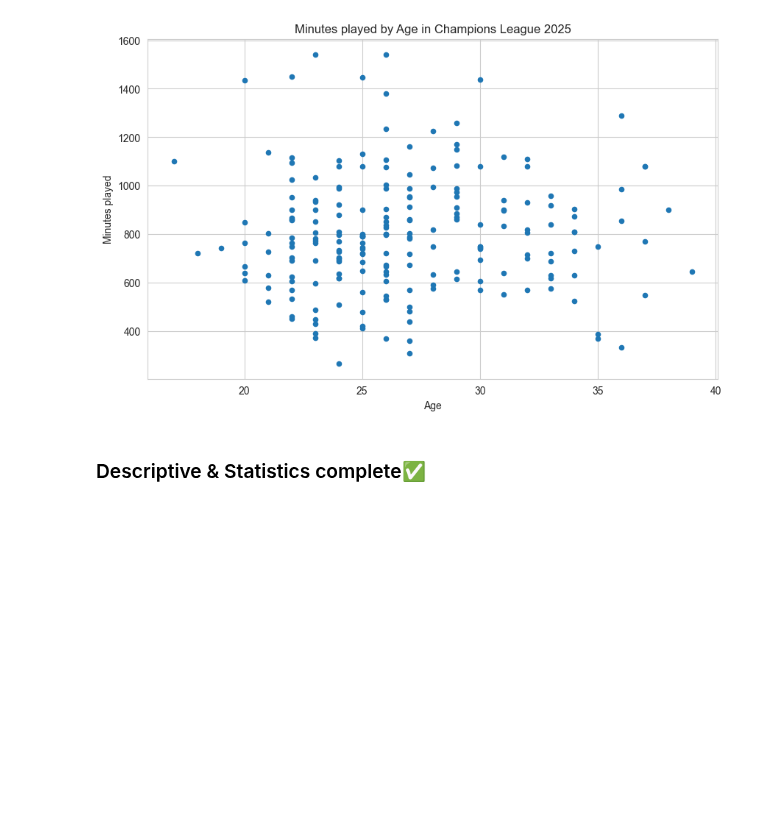
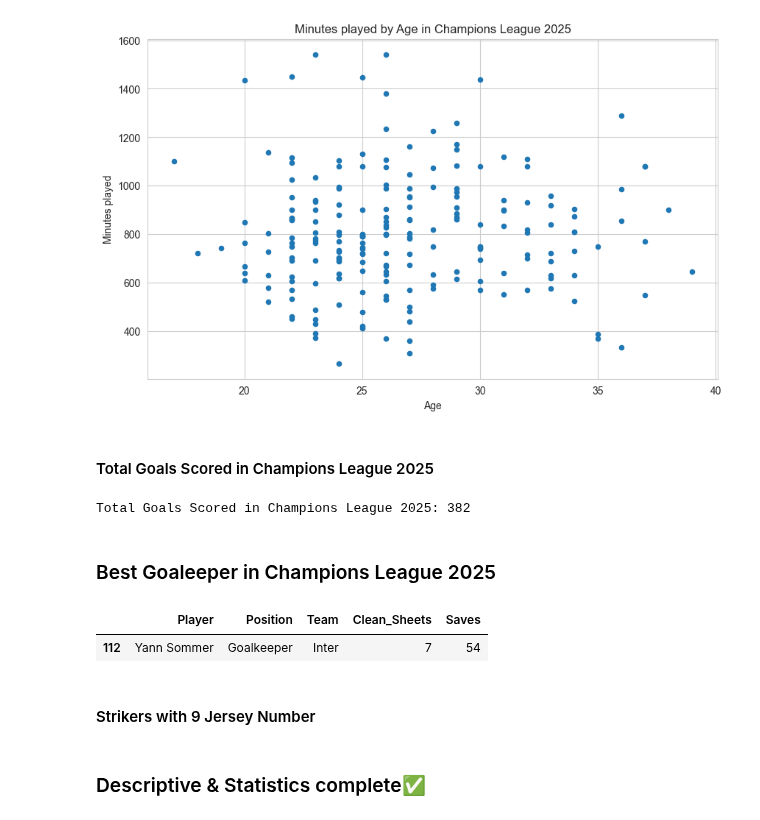
Before and after one commit to ArberKuqi/PythonDataScience_Project, a Jupyter notebook: ChampionsData/02-descriptive_statistics.ipynb, the cells around one changed output. Cells and saved outputs as stored; diff of their text form; code cells hidden in the pictures; blank space fills up the shorter version.

```diff
--- a/ChampionsData/02-descriptive_statistics.ipynb
+++ b/ChampionsData/02-descriptive_statistics.ipynb
@@ -616,3 +618,22 @@ plt.title('Minutes played by Age in Champions League 2025')
 plt.show()
 # %% [output]
 [figure]
+# %% [markdown]
+#### Total Goals Scored in Champions League 2025
+# %%
+totals_goals_ucl25 = ucl.groupby('Team')['Goals'].sum().sort_values(ascending=False).sum()
+
+print(f'Total Goals Scored in Champions League 2025: {totals_goals_ucl25}')
+# %% [output]
+Total Goals Scored in Champions League 2025: 382
+# %% [markdown]
+### Best Goaleeper in Champions League 2025
+# %%
+## Best Goalkeeper in Champions League based in Player,Team,Clean_Sheets,Saves
+best_goalkeeper = ucl[ucl['Position'] == 'Goalkeeper'].sort_values(by='Saves', ascending=False).head(1)
+best_goalkeeper[['Player','Position', 'Team', 'Clean_Sheets', 'Saves']]
+# %% [output]
+|  | Player | Position | Team | Clean_Sheets | Saves |
+| 112 | Yann Sommer | Goalkeeper | Inter | 7 | 54 |
+# %% [markdown]
+#### Strikers with 9 Jersey Number
```
Also changed, not shown: parts of 4 cells of this notebook, 7 other files.
